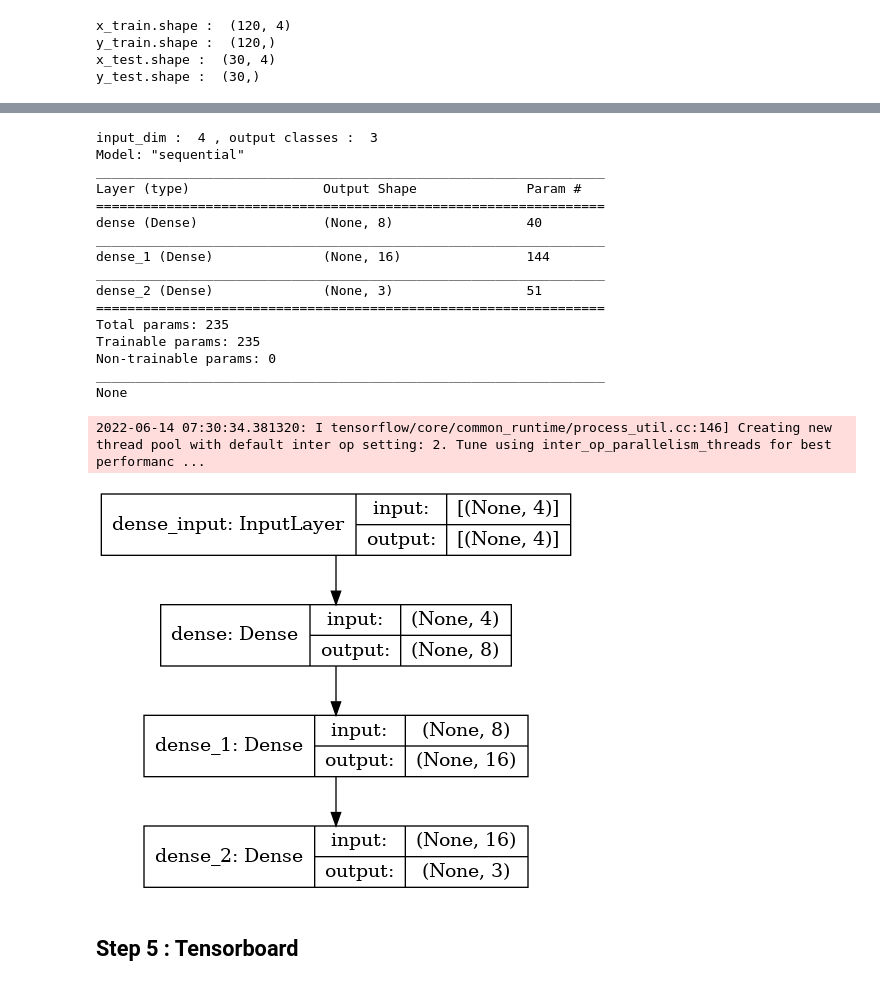
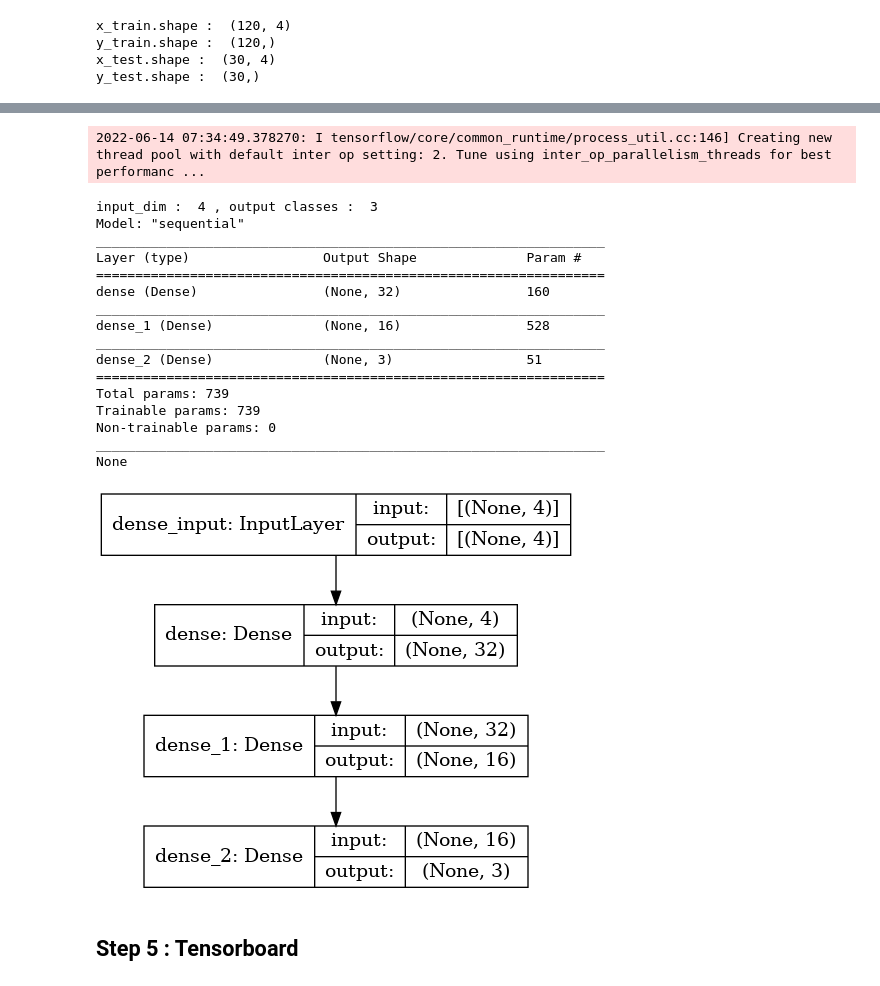
Before and after one commit to amithsbhat/machinelearning, a Jupyter notebook: irisdl.ipynb, the cells around one changed output, grey strips where cells are left out. Cells and saved outputs as stored; diff of their text form; code cells hidden in the pictures.

```diff
--- a/irisdl.ipynb
+++ b/irisdl.ipynb
@@ -159,48 +159,48 @@ Since this is a classifier, here is how we are going to build the neural network
 # %%
 input_dim = len(input_columns)
 output_clases = 3
 print ("input_dim : ", input_dim, ", output classes : ", output_clases)
 
 ## TODO : construct the network
 ##     - number of neurons for 'intput_layer' = input_dim
 ##     - number of neurons for 'hidden_1' layer = 8  (start with 8 for now)
 ##     - number of neurons for 'output_layer' = output_classes
 
 ## TODO : set activation functions as follows
 ##     - activation function for both 'ainput_layer' and 'hidden_1' = tf.nn.relu
 ##     - activation function for final 'output_layer' = tf.nn.softmax
 model = tf.keras.Sequential([
-            tf.keras.layers.Dense(units=8, activation='relu', input_dim=input_dim),
+            tf.keras.layers.Dense(units=32, activation='relu', input_dim=input_dim),
             tf.keras.layers.Dense(units=16, activation='relu'), #tf.keras.layers.Dense(units=4, activation='relu'),
             tf.keras.layers.Dense(units=output_clases,  activation='softmax') # softmax for 3 classes, can use sigmoid for binary
             ])
 
 # loss = 'sparse_categorical_crossentropy'  or 'categorical_crossentropy'
 model.compile(loss='sparse_categorical_crossentropy',
                  optimizer=tf.keras.optimizers.Adam(), # or 'adam',
                  metrics=['accuracy'])
 
 print (model.summary())
 tf.keras.utils.plot_model(model, to_file='model.png', show_shapes=True)
 # %% [output]
-input_dim :  4 , output classes :  3
-Model: "sequential"
-_________________________________________________________________
-Layer (type)                 Output Shape              Param #
-=================================================================
-dense (Dense)                (None, 8)                 40
-_________________________________________________________________
-dense_1 (Dense)              (None, 16)                144
-_________________________________________________________________
-dense_2 (Dense)              (None, 3)                 51
-=================================================================
-Total params: 235
-Trainable params: 235
-Non-trainable params: 0
-_________________________________________________________________
-None
+2022-06-14 07:34:49.378270: I tensorflow/core/common_runtime/process_util.cc:146] Creating new thread pool with default inter op setting: 2. Tune using inter_op_parallelism_threads for best performanc ...
-2022-06-14 07:30:34.381320: I tensorflow/core/common_runtime/process_util.cc:146] Creating new thread pool with default inter op setting: 2. Tune using inter_op_parallelism_threads for best performanc ...
+input_dim :  4 , output classes :  3
+Model: "sequential"
+_________________________________________________________________
+Layer (type)                 Output Shape              Param #
+=================================================================
+dense (Dense)                (None, 32)                160
+_________________________________________________________________
+dense_1 (Dense)              (None, 16)                528
+_________________________________________________________________
+dense_2 (Dense)              (None, 3)                 51
+=================================================================
+Total params: 739
+Trainable params: 739
+Non-trainable params: 0
+_________________________________________________________________
+None
-[figure, old version]
+[figure, new version]
 # %% [markdown]
 ## Step 5 : Tensorboard
 # %%
```
Also changed, not shown: parts of 9 cells of this notebook.
